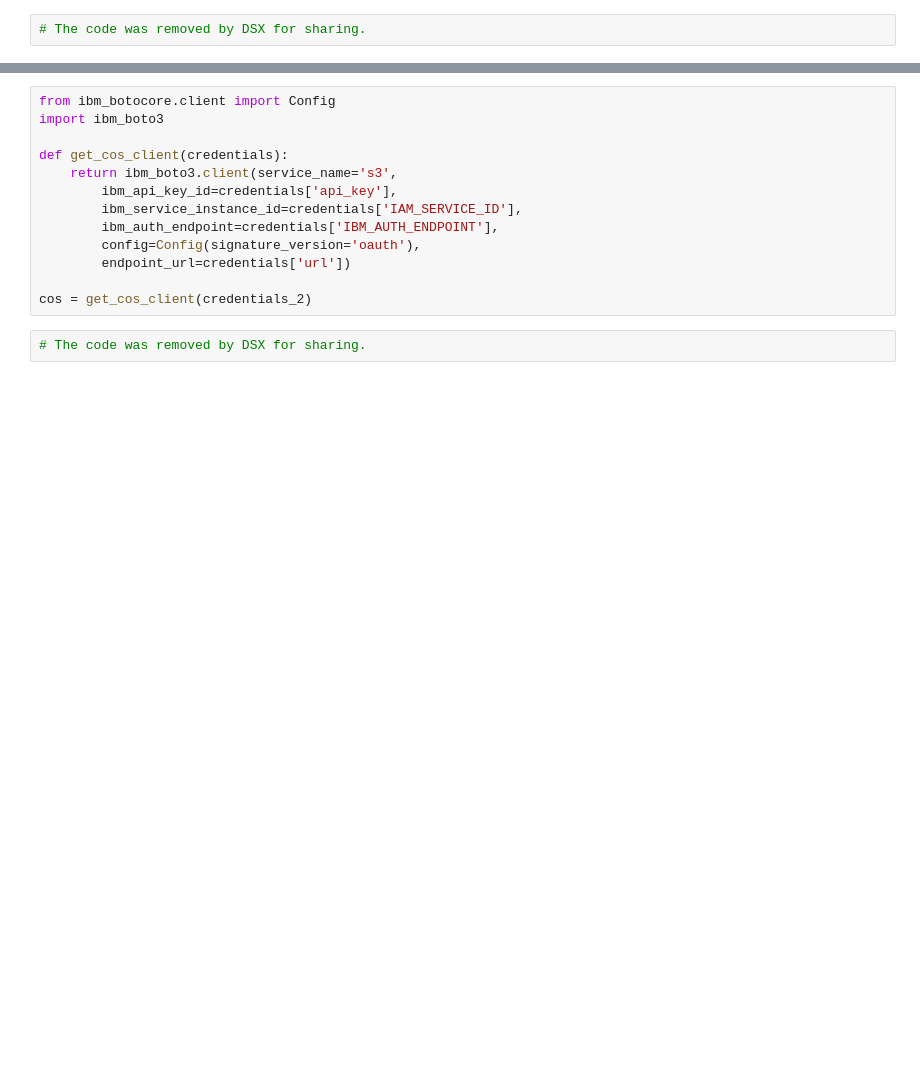
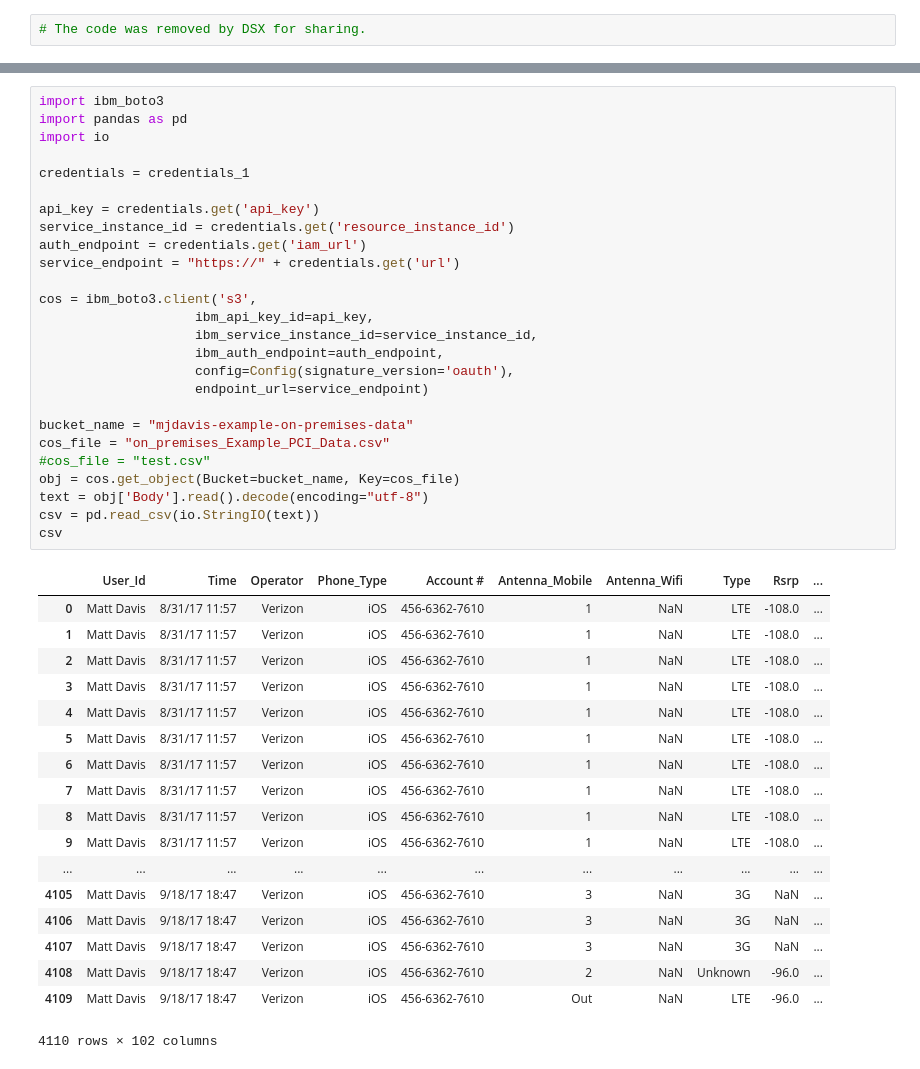
Before and after one commit to mjdavisibm/Example-on-premises-Data, a Jupyter notebook: Read on-premises Data.ipynb, the cells around one changed output, grey strips where cells are left out. Drawn from its saved outputs; the diff is of its cells as text; blank space fills up the shorter version.

Commit message:
Bookmarks and Reading CSV files form Object storage

```diff
--- a/Read on-premises Data.ipynb
+++ b/Read on-premises Data.ipynb
@@ -40,16 +3,46 @@ SyntaxError: invalid syntax (<ipython-input-3-d1b3e8dbe415>, line 1)
-# %%
-from ibm_botocore.client import Config
-import ibm_boto3
-
-def get_cos_client(credentials):
-    return ibm_boto3.client(service_name='s3',
-        ibm_api_key_id=credentials['api_key'],
-        ibm_service_instance_id=credentials['IAM_SERVICE_ID'],
-        ibm_auth_endpoint=credentials['IBM_AUTH_ENDPOINT'],
-        config=Config(signature_version='oauth'),
-        endpoint_url=credentials['url'])
-
-cos = get_cos_client(credentials_2)
-# %%
-# The code was removed by DSX for sharing.
+# %%
+import ibm_boto3
+import pandas as pd
+import io
+
+credentials = credentials_1
+
+api_key = credentials.get('api_key')
+service_instance_id = credentials.get('resource_instance_id')
+auth_endpoint = credentials.get('iam_url')
+service_endpoint = "https://" + credentials.get('url')
+
+cos = ibm_boto3.client('s3',
+                    ibm_api_key_id=api_key,
+                    ibm_service_instance_id=service_instance_id,
+                    ibm_auth_endpoint=auth_endpoint,
+                    config=Config(signature_version='oauth'),
+                    endpoint_url=service_endpoint)
+
+bucket_name = "mjdavis-example-on-premises-data"
+cos_file = "on_premises_Example_PCI_Data.csv"
+#cos_file = "test.csv"
+obj = cos.get_object(Bucket=bucket_name, Key=cos_file)
+text = obj['Body'].read().decode(encoding="utf-8")
+csv = pd.read_csv(io.StringIO(text))
+csv
+# %% [output]
+|  | User_Id | Time | Operator | Phone_Type | Account # | Antenna_Mobile | Antenna_Wifi | Type | Rsrp | ... |
+| 0 | Matt Davis | 8/31/17 11:57 | Verizon | iOS | 456-6362-7610 | 1 | NaN | LTE | -108.0 | ... |
+| 1 | Matt Davis | 8/31/17 11:57 | Verizon | iOS | 456-6362-7610 | 1 | NaN | LTE | -108.0 | ... |
+| 2 | Matt Davis | 8/31/17 11:57 | Verizon | iOS | 456-6362-7610 | 1 | NaN | LTE | -108.0 | ... |
+| 3 | Matt Davis | 8/31/17 11:57 | Verizon | iOS | 456-6362-7610 | 1 | NaN | LTE | -108.0 | ... |
+| 4 | Matt Davis | 8/31/17 11:57 | Verizon | iOS | 456-6362-7610 | 1 | NaN | LTE | -108.0 | ... |
+| 5 | Matt Davis | 8/31/17 11:57 | Verizon | iOS | 456-6362-7610 | 1 | NaN | LTE | -108.0 | ... |
+| 6 | Matt Davis | 8/31/17 11:57 | Verizon | iOS | 456-6362-7610 | 1 | NaN | LTE | -108.0 | ... |
+| 7 | Matt Davis | 8/31/17 11:57 | Verizon | iOS | 456-6362-7610 | 1 | NaN | LTE | -108.0 | ... |
+| 8 | Matt Davis | 8/31/17 11:57 | Verizon | iOS | 456-6362-7610 | 1 | NaN | LTE | -108.0 | ... |
+| 9 | Matt Davis | 8/31/17 11:57 | Verizon | iOS | 456-6362-7610 | 1 | NaN | LTE | -108.0 | ... |
+| ... | ... | ... | ... | ... | ... | ... | ... | ... | ... | ... |
+| 4105 | Matt Davis | 9/18/17 18:47 | Verizon | iOS | 456-6362-7610 | 3 | NaN | 3G | NaN | ... |
+| 4106 | Matt Davis | 9/18/17 18:47 | Verizon | iOS | 456-6362-7610 | 3 | NaN | 3G | NaN | ... |
+| 4107 | Matt Davis | 9/18/17 18:47 | Verizon | iOS | 456-6362-7610 | 3 | NaN | 3G | NaN | ... |
+| 4108 | Matt Davis | 9/18/17 18:47 | Verizon | iOS | 456-6362-7610 | 2 | NaN | Unknown | -96.0 | ... |
+| 4109 | Matt Davis | 9/18/17 18:47 | Verizon | iOS | 456-6362-7610 | Out | NaN | LTE | -96.0 | ... |
+4110 rows × 102 columns
 # %% [markdown]
```
Also changed, not shown: parts of 5 cells of this notebook.
